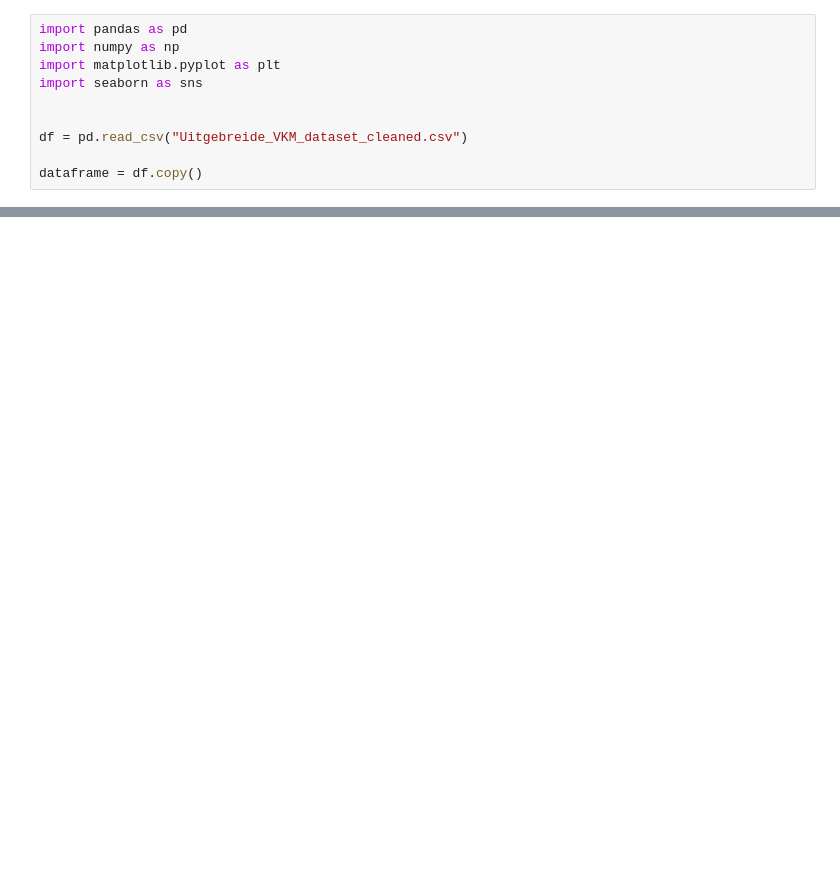
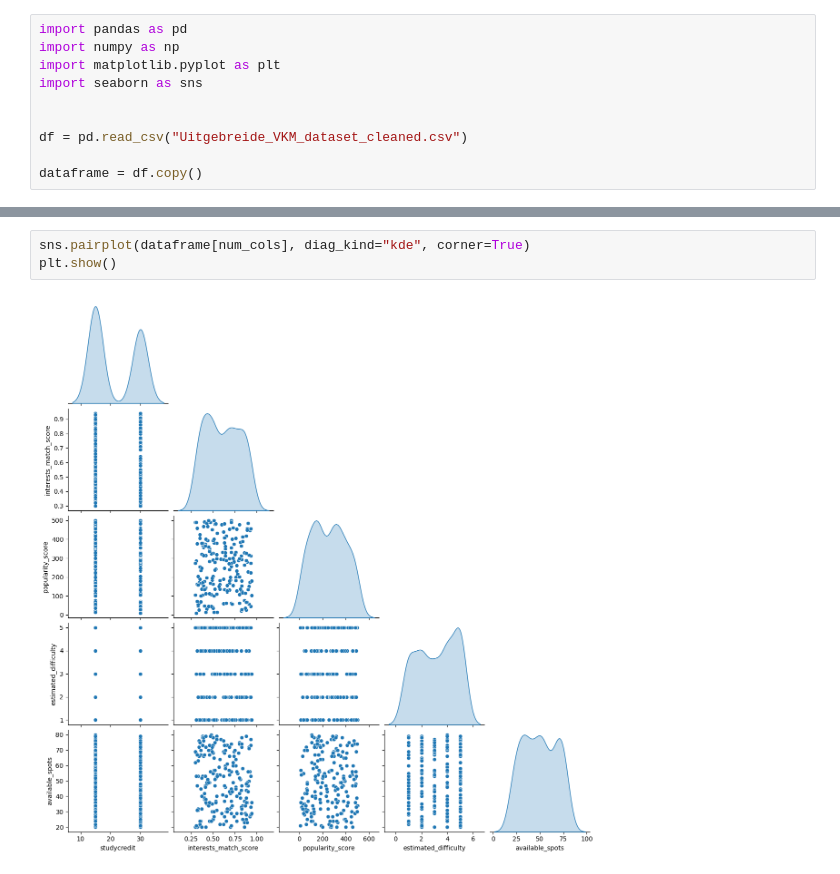
Before and after one commit to JeroenZwaal/ATIx-AI-Lu2, a Jupyter notebook: EDA.ipynb, the cells around one changed output, grey strips where cells are left out. Saved outputs shown, nothing was run; the diff lists cells and outputs as text; blank space fills up the shorter version.

```diff
--- a/EDA.ipynb
+++ b/EDA.ipynb
@@ -86,2 +78,7 @@ std                 1.486189        17.960815
 [figure]
 [figure]
+# %%
+sns.pairplot(dataframe[num_cols], diag_kind="kde", corner=True)
+plt.show()
+# %% [output]
+[figure, added]
```
Also changed, not shown: parts of 4 cells of this notebook, 2 other files.
